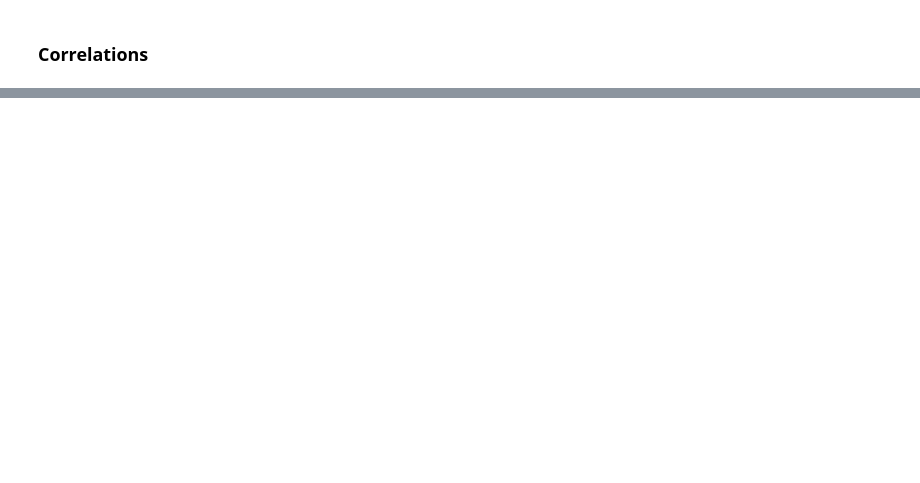
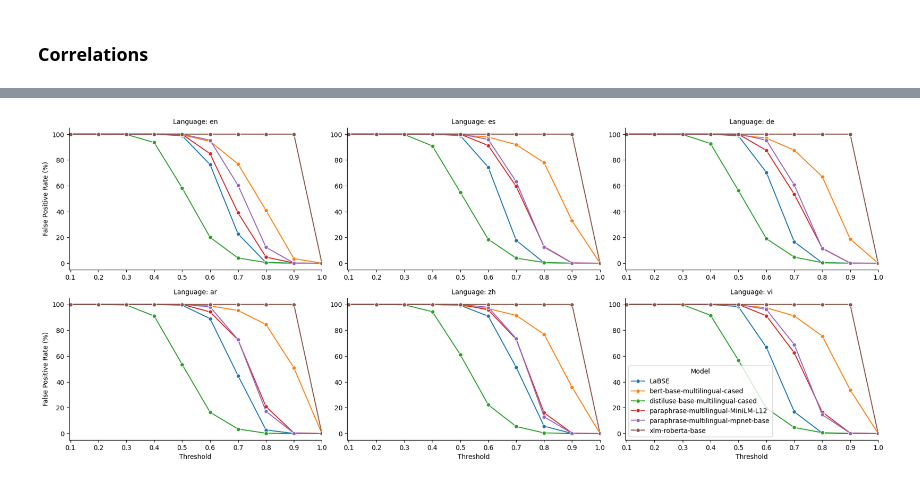
Before and after one commit to dkoterwa/master_thesis, a Jupyter notebook: notebooks/results_analysis.ipynb, the cells around one changed output, grey strips where cells are left out. Cells and saved outputs as stored; diff of their text form; code cells hidden in the pictures; blank space fills up the shorter version.

```diff
--- a/notebooks/results_analysis.ipynb
+++ b/notebooks/results_analysis.ipynb
@@ -93,0 +86,17 @@ def plot_similarity_score_distribution(results):
+# %%
+def plot_fpr_rates_across_thresholds(fpr_df):
+    g = sns.FacetGrid(fpr_df, col="lang", hue="model", col_wrap=3, height=4, aspect=1.5, sharey=False)
+    g.map(sns.lineplot, "threshold", "fpr", marker="o")
+    g.set_axis_labels("Threshold", "False Positive Rate (%)")
+    g.set_titles("Language: {col_name}")
+    g.set(xticks=np.arange(0.1, 1.1, 0.1))
+
+    for axis in g.axes.flat:
+        axis.tick_params(labelleft=True, labelbottom=True)
+
+    plt.subplots_adjust(top=0.9)
+    plt.legend(title="Model")
+    g.figure.subplots_adjust(hspace=0.2, wspace=0.1)
+    plt.xticks(np.arange(0.1, 1.1, 0.1))
+    plt.xlim(0.095, 1)
+    plt.show()
@@ -232,0 +203,5 @@ plot_fpr_for_specific_thresholds_multiple_languages(results, target_languages)
+# %%
+fpr_df_models = calculate_fpr_across_models(full_results_mlqa, TARGET_LANGUAGES, MODELS)
+plot_fpr_rates_across_thresholds(fpr_df_models)
+# %% [output]
+[figure, added]
```
Also changed, not shown: parts of 54 cells of this notebook, 3 other files.
